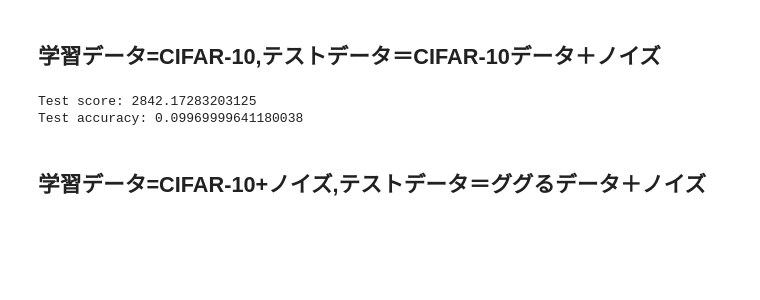
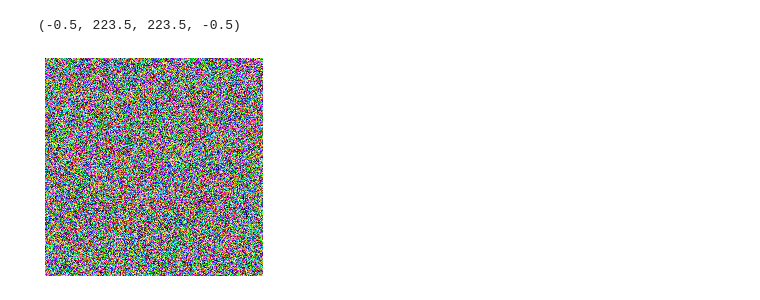
Before and after one commit to ANJAEJIN/resistive-filter, a Jupyter notebook: 175731J.ipynb, the cells around one changed output. Saved outputs shown, nothing was run; the diff lists cells and outputs as text; code cells hidden in the pictures; blank space fills up the shorter version.

```diff
--- a/175731J.ipynb
+++ b/175731J.ipynb
@@ -15,0 +3,9 @@ Using TensorFlow backend.
+# %%
+def noise(img):
+    result = np.zeros(img.shape)
+    for i in range(0, img.shape[0]):
+        for j in range(0, img.shape[1]):
+          for k in range(0, img.shape[2]):
+            result[i][j][k] = (np.random.randint(7)-3)
+
+    return np.array(result)
@@ -15,0 +31,5 @@ Using TensorFlow backend.
+# %%
+img_path = 'drive/My Drive/Colab Notebooks/images/car/car1.jpeg'
+img = image.load_img(img_path, target_size=(224, 224))
+img_ar = image.img_to_array(img)
+img_ar2 = image.img_to_array(img)
@@ -15,0 +48,9 @@ Using TensorFlow backend.
+# %%
+noisefilter = noise(np.copy(img_ar))
+ns = np.copy(img_ar) + noisefilter
+nss = np.expand_dims(np.copy(ns), axis=0)
+nss = preprocess_input(nss)
+preds = model.predict(nss)
+# decode the results into a list of tuples (class, description, probability)
+# (one such list for each sample in the batch)
+print('Predicted:', decode_predictions(preds, top=1)[0][0][1])
@@ -223,2 +84,0 @@ Test accuracy: 0.09960000216960907
-# %% [markdown]
-## 学習データ=CIFAR-10,テストデータ＝CIFAR-10データ＋ノイズ
@@ -238,10 +85,6 @@ noised_image = np.array(noised_image)
-# %%
-#Evaluation value for test data
-score = model.evaluate(noised_image, test_y, verbose=0)
-print('Test score:', score[0]) #The value of the loss function
-print('Test accuracy:', score[1]) #Accuracy (over 98%)
-# %% [output]
-Test score: 2842.17283203125
-Test accuracy: 0.09969999641180038
-# %% [markdown]
-## 学習データ=CIFAR-10+ノイズ,テストデータ＝ググるデータ＋ノイズ
+# %%
+plt.imshow(image.array_to_img(noisefilter))
+plt.axis('off')
+# %% [output]
+(-0.5, 223.5, 223.5, -0.5)
+[figure, added]
```
Also changed, not shown: parts of 40 cells of this notebook.
